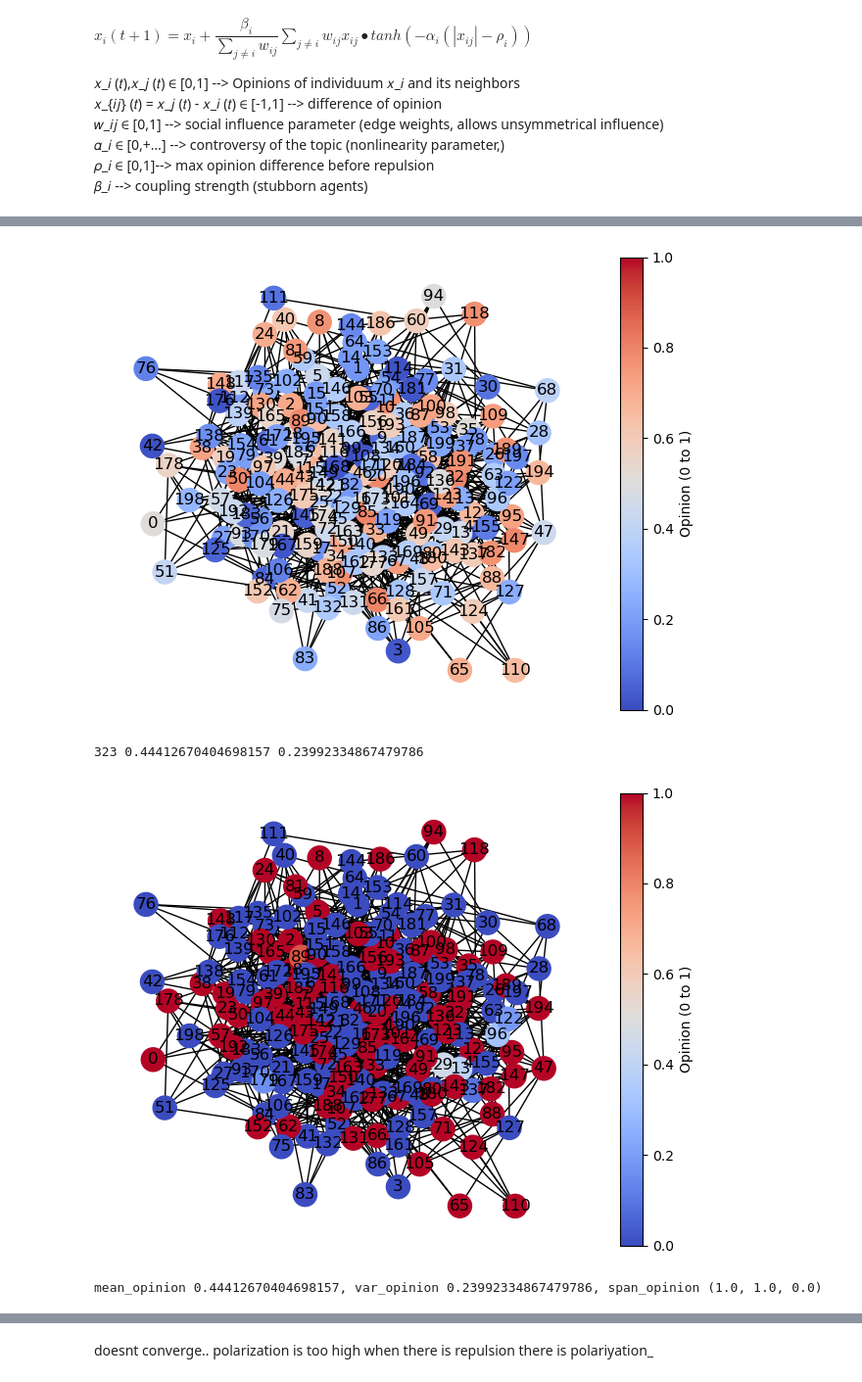
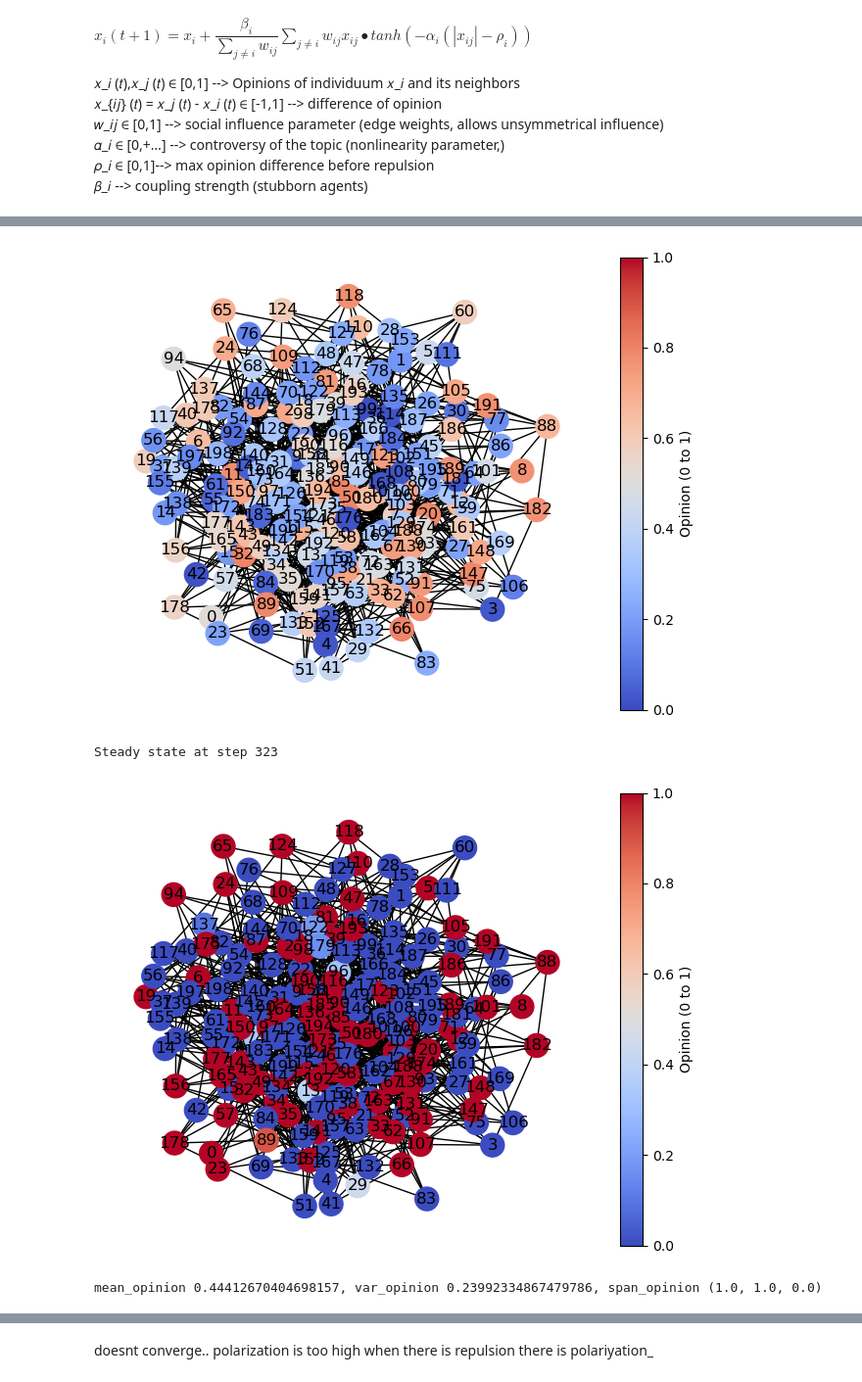
Before and after one commit to Batuffola/review_opinion-dynamics, a Jupyter notebook: update.ipynb, the cells around one changed output, grey strips where cells are left out. Shown at 98% size. Cells and saved outputs as stored; diff of their text form; code cells hidden in the pictures.

```diff
--- a/update.ipynb
+++ b/update.ipynb
@@ -188,6 +184,22 @@ def plot_opinion_distribution(environment, step):
 
     # Show the plot
     plt.show()
+
+
+def track_opinion_change(previous_opinions, model):
+    """
+    Calculate the average change in opinions between steps.
+
+    Args:
+        environment: The Environment object containing the graph.
+        previous_opinions: List of opinions from the previous step.
+
+    Returns:
+        The average absolute change in opinions.
+    """
+    current_opinions = [model.environment.graph.nodes[node]['agent'].opinion for node in model.environment.graph.nodes] # Get current opinions
+    changes = [abs(current - previous) for current, previous in zip(current_opinions, previous_opinions)]
+    return sum(changes) / len(changes)  # Average change
 # %%
 # Initialize the model
 num_agents = 200
@@ -253,58 +246,39 @@ num_agents = 200
 connection_probability = 0.05
 random.seed(42)
 
 
 beta =  1 #coupling_strength
 rho = 0.3  #threshold of opiniondifferences
 alpha = 0.0  #controversity of the topic positiv definit
 
 model = Model(num_agents, connection_probability,beta,rho,alpha)
 layout = nx.spring_layout(model.environment.graph)
 visualize_network(model.environment, layout)
 #random.seed(42)
 # Run the simulation
-def track_opinion_change(previous_opinions):
-    """
-    Calculate the average change in opinions between steps.
-
-    Args:
-        environment: The Environment object containing the graph.
-        previous_opinions: List of opinions from the previous step.
-
-    Returns:
-        The average absolute change in opinions.
-    """
-    current_opinions = [model.environment.graph.nodes[node]['agent'].opinion for node in model.environment.graph.nodes] # Get current opinions
-    changes = [abs(current - previous) for current, previous in zip(current_opinions, previous_opinions)]
-    return sum(changes) / len(changes)  # Average change
 
 
 num_steps = 1000
 for step in range(num_steps):
     previous_opinions = [model.environment.graph.nodes[node]['agent'].opinion for node in model.environment.graph.nodes]
     model.step()
-    if track_opinion_change(previous_opinions) < 0.000083:
-        current_opinions = [model.environment.graph.nodes[node]['agent'].opinion for node in model.environment.graph.nodes] # Get current opinions
-        mean_opinion = np.mean(current_opinions)
-        var_opinion = np.var(current_opinions)
+    if track_opinion_change(previous_opinions, model) < 0.000083:
 
-        print(step, mean_opinion, var_opinion)
+
+        print(f"Steady state at step {step}")
         break
 visualize_network(model.environment, layout)
 current_opinions = [model.environment.graph.nodes[node]['agent'].opinion for node in model.environment.graph.nodes] # Get current opinions
 mean_opinion = np.mean(current_opinions)
 var_opinion = np.var(current_opinions)
 span_opinion = np.max(current_opinions) - np.min(current_opinions)
 
 print(f"mean_opinion {mean_opinion}, var_opinion {var_opinion}, span_opinion {span_opinion, np.max(current_opinions), np.min(current_opinions)}")
 plot_opinion_distribution(model.environment, step)
-
-#print(f"Agent {agent.agent_id}: Opinion {agent.opinion}")
-#(model.environment, layout)
 # %% [output]
-[figure, old version]
+[figure, new version]
-323 0.44412670404698157 0.23992334867479786
+Steady state at step 323
-[figure, old version]
+[figure, new version]
 mean_opinion 0.44412670404698157, var_opinion 0.23992334867479786, span_opinion (1.0, 1.0, 0.0)
 [figure]
 # %% [markdown]
```
Also changed, not shown: parts of 4 cells of this notebook.
